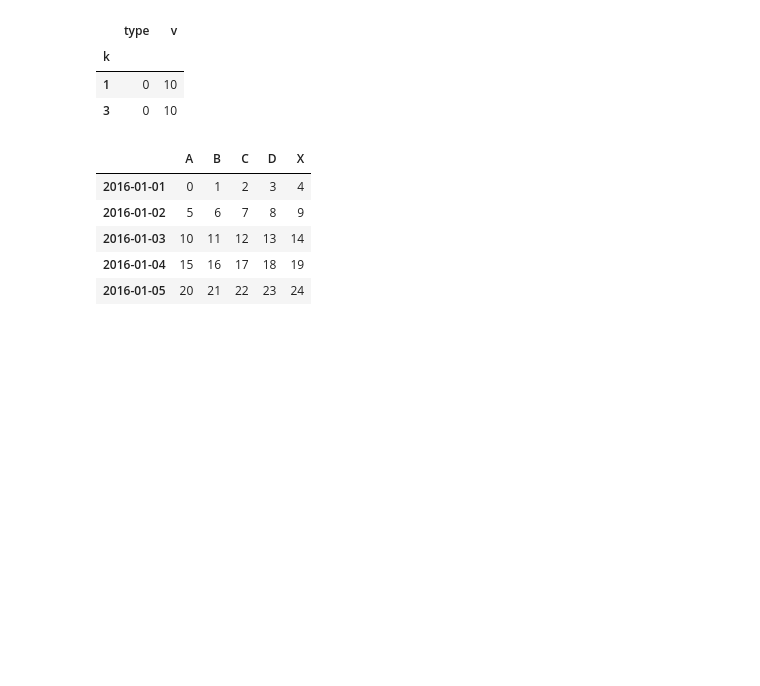
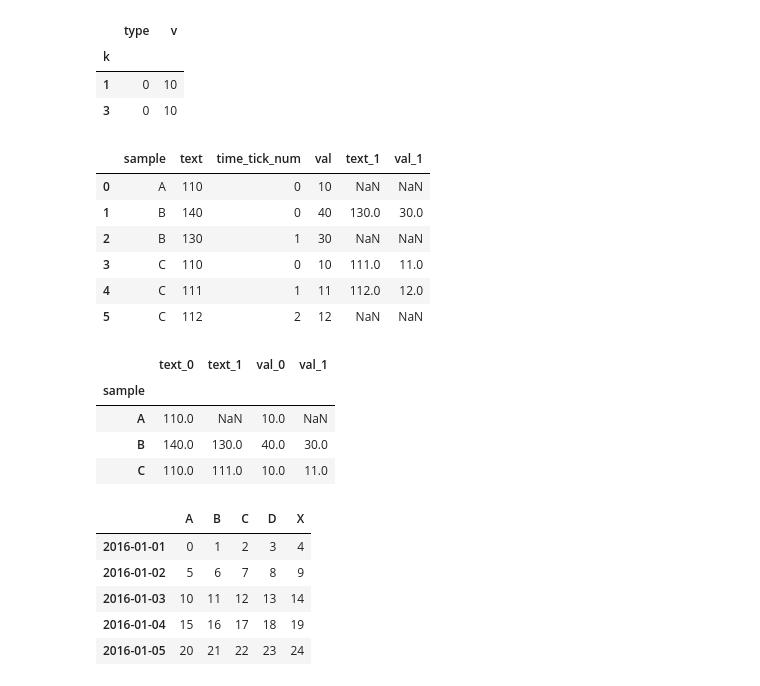
Before and after one commit to sidazhou/ipython_notes, a Jupyter notebook: notes.ipynb, the cells around one changed output. Drawn from its saved outputs; the diff is of its cells as text; code cells hidden in the pictures; blank space fills up the shorter version.

```diff
--- a/notes.ipynb
+++ b/notes.ipynb
@@ -105,29 +122,43 @@ df[ind]
 # %%
 # flattening features in time (rows) into feature_time (column)
 df = pd.DataFrame({'sample': ['A','B','B','C','C','C'], 'val': [10,40,30,10,11,12], 'text': [110,140,130,110,111,112], 'time_tick_num':[0,0,1,0,1,2]})
 #     display(df)
 
 def myf(df):
     df = df.head(2)
     output = pd.DataFrame()
     for cname in df.columns.difference(['sample', 'time_tick_num']): # columns we dont need
         for i in range(2):
             output[cname + '_' + str(i)] = df[cname].shift(-i) # TODO, why is this so slow??
     return output.iloc[0]
 
 def profile_this():
     df_grouped = df.groupby('sample')
     output = df_grouped.apply(myf)
 
 
     # alternative, looks to be faster
     for cname in df.columns.difference(['sample', 'time_tick_num']):
         for i in range(1,2):
             df[cname + '_' + str(i)] = df_grouped[cname].shift(-i)
 
     output3 = df_grouped.first()
-
+    display(df)
+    display(output)
 %lprun -f profile_this -f myf profile_this()  # profile and call the function
+# %% [output]
+|  | sample | text | time_tick_num | val | text_1 | val_1 |
+| 0 | A | 110 | 0 | 10 | NaN | NaN |
+| 1 | B | 140 | 0 | 40 | 130.0 | 30.0 |
+| 2 | B | 130 | 1 | 30 | NaN | NaN |
+| 3 | C | 110 | 0 | 10 | 111.0 | 11.0 |
+| 4 | C | 111 | 1 | 11 | 112.0 | 12.0 |
+| 5 | C | 112 | 2 | 12 | NaN | NaN |
+|  | text_0 | text_1 | val_0 | val_1 |
+| sample |  |  |  |  |
+| A | 110.0 | NaN | 10.0 | NaN |
+| B | 140.0 | 130.0 | 40.0 | 30.0 |
+| C | 110.0 | 111.0 | 10.0 | 11.0 |
 # %%
 df = pd.DataFrame(np.arange(25).reshape(5,5),
                       index=pd.date_range('1/1/2016', periods=5),
```
Also changed, not shown: parts of 1 cell of this notebook, 1 other file.
